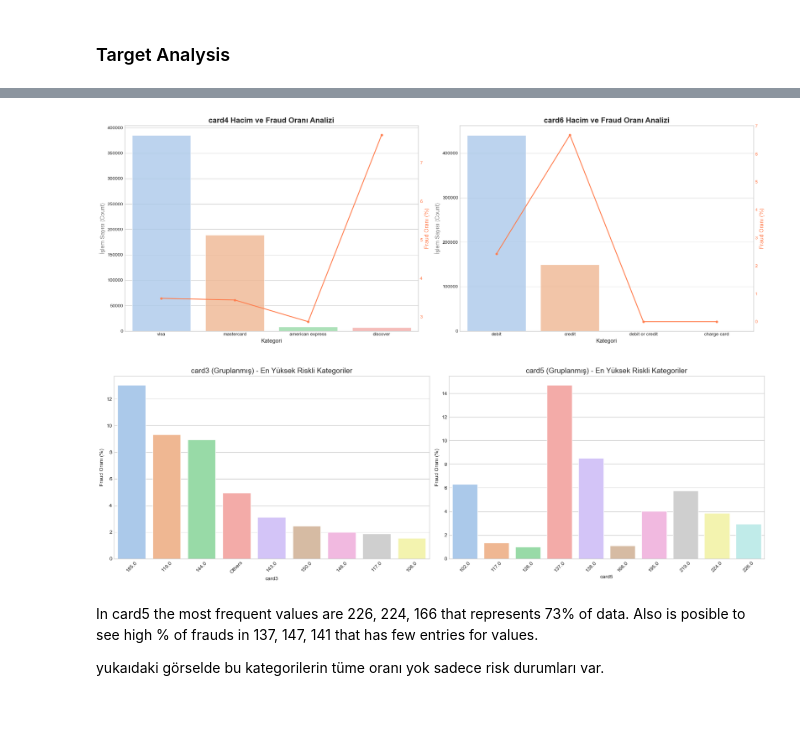
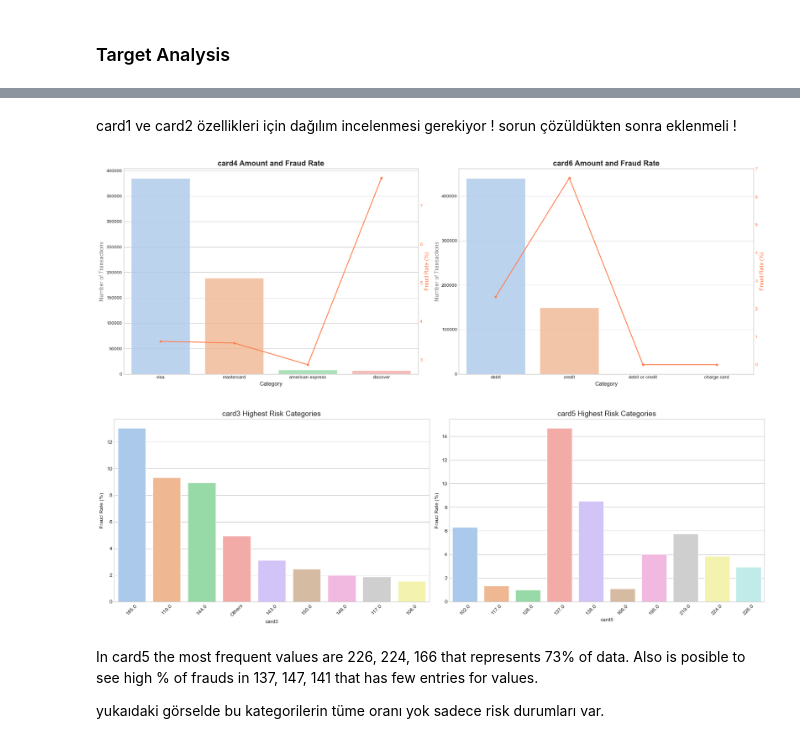
Before and after one commit to serhetgokdemir/mtm4651-assignment, a Jupyter notebook: First_look.ipynb, the cells around one changed output, grey strips where cells are left out. Saved outputs shown, nothing was run; the diff lists cells and outputs as text; code cells hidden in the pictures; blank space fills up the shorter version.

Commit message:
düzenleme ve kategorik verilerin ilk analizi bitti.

```diff
--- a/First_look.ipynb
+++ b/First_look.ipynb
@@ -197,0 +83,8 @@ Ben belli ki veriyi indirirken sorun yaşadım , benzer çalışmalarda farkı g
+# %%
+# Örneğin %95 üstü eksikleri sil
+threshold = 95
+high_missing = top_missing_cols(train_df, thresh=90)
+cols_to_drop = high_missing[high_missing['missing_percent'] > threshold]['col'].tolist()
+
+train_df = train_df.drop(columns=cols_to_drop)
+print(f"✅ {threshold}% üstü eksik olan {len(cols_to_drop)} sütun silindi")
@@ -314,8 +206,23 @@ Dataset Shape: (590540, 6)
 # %%
-# card3 için 200'den az geçenleri 'Others' yap
+# for card3 , <200 -->others
 valid_card3 = train_df['card3'].value_counts()
 train_df.loc[train_df['card3'].isin(valid_card3[valid_card3 < 200].index), 'card3'] = "Others"
 
-# card5 için 300'den az geçenleri 'Others' yap
+# for card5 , <300 --> others
 valid_card5 = train_df['card5'].value_counts()
 train_df.loc[train_df['card5'].isin(valid_card5[valid_card5 < 300].index), 'card5'] = "Others"
+
+# # e-mail düzenleme
+# train_emails = clean_email_domains(train_df)
+
+# # e-mail karşılaştırması
+# train_email_check = analyze_email_match(train_df)
+
+# train_dev = consolidate_device_info(train_df)
+
+# df_time_analysis = analyze_time_categories(train_df)
+train_df = (train_df
+    .pipe(clean_email_domains)
+    .pipe(analyze_email_match)
+    .pipe(consolidate_device_info))
+                                    #>>Bu dönüşüm değil direkt görselleştirme .pipe(analyze_time_categories))
@@ -361,0 +243,2 @@ plt.show()
+# %%
+train_df = analyze_time_categories(train_df)
@@ -362,5 +270,7 @@ plt.show()
+# %% [markdown]
+
+card1 ve card2 özellikleri için dağılım incelenmesi gerekiyor ! sorun çözüldükten sonra eklenmeli !
 # %%
-plt.style.use('seaborn-v0_8-whitegrid')
 fig, axes = plt.subplots(1, 2, figsize=(20, 7))
 
 for i, col in enumerate(['card4', 'card6']):
@@ -403,12 +313,12 @@ for i, col in enumerate(['card4', 'card6']):
     )
 
 
-    ax1.set_title(f'{col} Hacim ve Fraud Oranı Analizi', fontsize=16, fontweight='bold')
+    ax1.set_title(f'{col} Amount and Fraud Rate', fontsize=16, fontweight='bold')
 
 
-    ax1.set_xlabel('Kategori', fontsize=12)
-    ax1.set_ylabel('İşlem Sayısı (Count)', fontsize=12, color='gray')
-    ax2.set_ylabel('Fraud Oranı (%)', fontsize=12, color='#ff7f50')
+    ax1.set_xlabel('Category', fontsize=12)
+    ax1.set_ylabel('Number of Transactions', fontsize=12, color='gray')
+    ax2.set_ylabel('Fraud Rate (%)', fontsize=12, color='#ff7f50')
 
 
     ax2.tick_params(axis='y', colors='#ff7f50')
@@ -419,39 +329,38 @@ for i, col in enumerate(['card4', 'card6']):
 plt.tight_layout()
 plt.show()
 # %% [output]
-[figure, old version]
+[figure, new version]
 # %%
-plt.style.use('seaborn-v0_8-whitegrid')
 fig, axes = plt.subplots(1, 2, figsize=(18, 6))
 
 for i, col in enumerate(['card3', 'card5']):
     top_categories = train_df[col].astype(str).value_counts().head(10).index
 
     plot_data = train_df[train_df[col].astype(str).isin(top_categories)]
 
 
     rate_df = plot_data.groupby(col)['isFraud'].mean().reset_index()
     rate_df.columns = [col, 'FraudRate']
     rate_df['FraudRate'] = rate_df['FraudRate'] * 100
     rate_df = rate_df.sort_values(by='FraudRate', ascending=False)
 
     sns.barplot(
         x=col,
         y='FraudRate',
         data=rate_df,
         palette='pastel',
         ax=axes[i],
         edgecolor='white'
     )
 
-    axes[i].set_title(f'{col} En Yüksek Riskli Kategoriler', fontsize=14)
-    axes[i].set_ylabel('Fraud Oranı (%)')
+    axes[i].set_title(f'{col} Highest Risk Categories', fontsize=14)
+    axes[i].set_ylabel('Fraud Rate (%)')
     axes[i].tick_params(axis='x', rotation=45)
 
 plt.tight_layout()
 plt.show()
 # %% [output]
-[figure, old version]
+[figure, new version]
 # %% [markdown]
 In card5 the most frequent values are 226, 224, 166 that represents 73% of data. Also is posible to see high % of frauds in 137, 147, 141 that has few entries for values.
 
```
Also changed, not shown: parts of 35 cells of this notebook, 3 other files.
